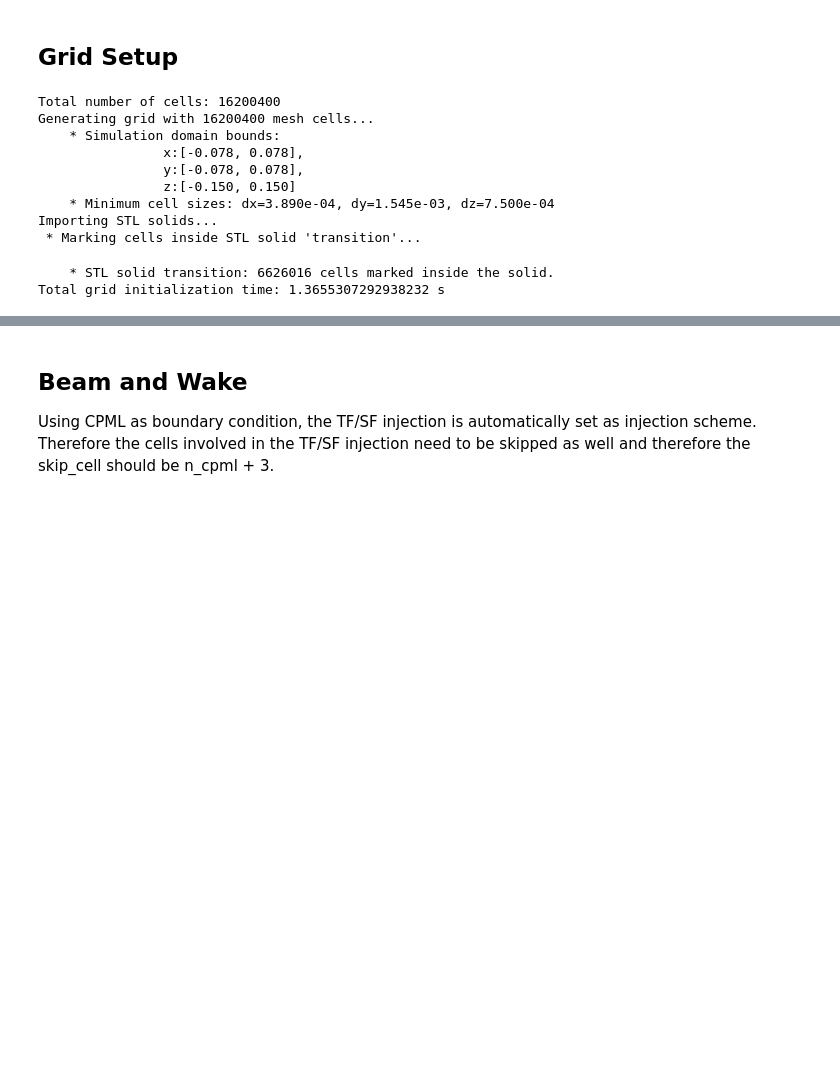
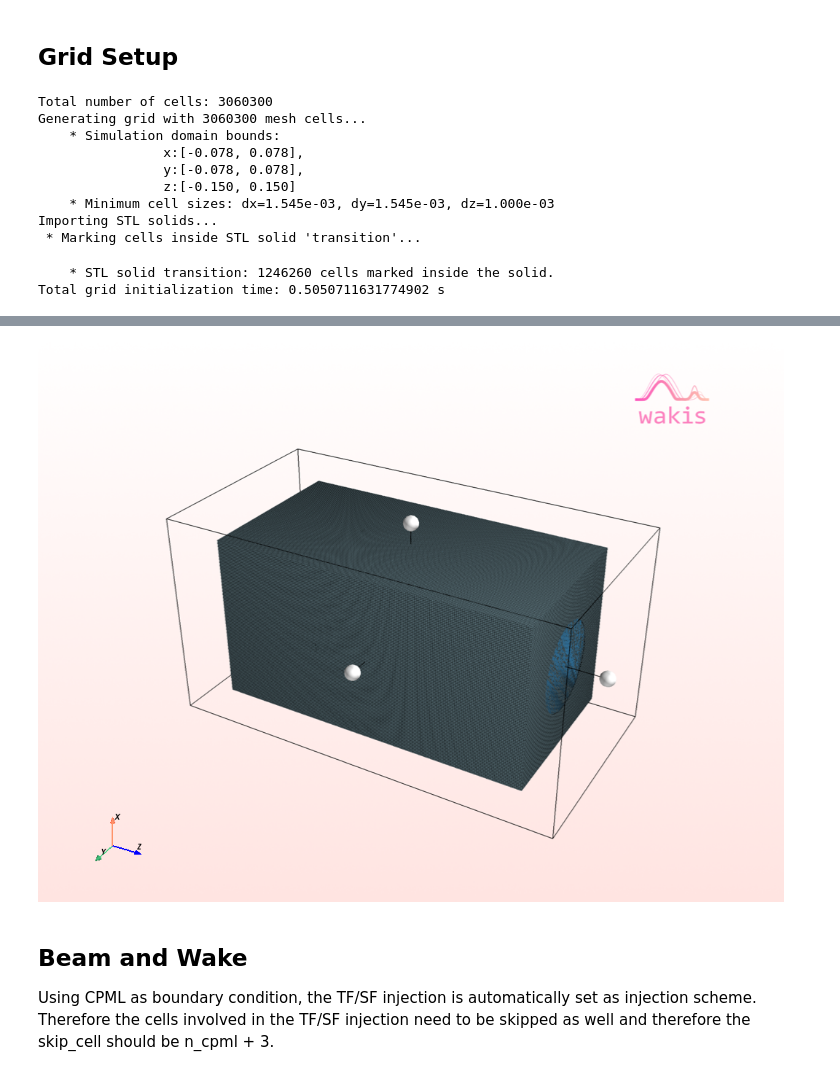
Before and after one commit to Antoniahuber/wakis, a Jupyter notebook: notebooks/001e_Wakefield-CPML-TFSF.ipynb, the cells around one changed output, grey strips where cells are left out. Cells and saved outputs as stored; diff of their text form; code cells hidden in the pictures; blank space fills up the shorter version.

```diff
--- a/notebooks/001e_Wakefield-CPML-TFSF.ipynb
+++ b/notebooks/001e_Wakefield-CPML-TFSF.ipynb
@@ -53,9 +55,9 @@ Widget(value='<iframe src="http://localhost:40467/index.html?ui=P_0x7f7adc115450
 ## Grid Setup
 # %%
 # Number of mesh cells
-Nx = 401
+Nx = 101
 Ny = 101
-Nz = 400
+Nz = 300
 print(f"Total number of cells: {Nx*Ny*Nz}")
 
 xmin, xmax, ymin, ymax, zmin, zmax = geometry.bounds
@@ -69,14 +71,14 @@ grid = GridFIT3D(xmin, xmax, ymin, ymax, zmin, zmax, Nx, Ny, Nz,
 if flag_plot_pyvista:
     grid.inspect()
 # %% [output]
-Total number of cells: 16200400
-Generating grid with 16200400 mesh cells...
+Total number of cells: 3060300
+Generating grid with 3060300 mesh cells...
     * Simulation domain bounds:
                 x:[-0.078, 0.078],
                 y:[-0.078, 0.078],
                 z:[-0.150, 0.150]
-    * Minimum cell sizes: dx=3.890e-04, dy=1.545e-03, dz=7.500e-04
+    * Minimum cell sizes: dx=1.545e-03, dy=1.545e-03, dz=1.000e-03
 Importing STL solids...
  * Marking cells inside STL solid 'transition'...
-    * STL solid transition: 6626016 cells marked inside the solid.
-Total grid initialization time: 1.3655307292938232 s
+    * STL solid transition: 1246260 cells marked inside the solid.
+Total grid initialization time: 0.5050711631774902 s
@@ -84,3 +85,4 @@ Widget(value='<iframe src="http://localhost:40467/index.html?ui=P_0x7f7adf1e8410
+[figure, added]
 # %% [markdown]
 ## Beam and Wake
 
```
Also changed, not shown: parts of 13 cells of this notebook.
